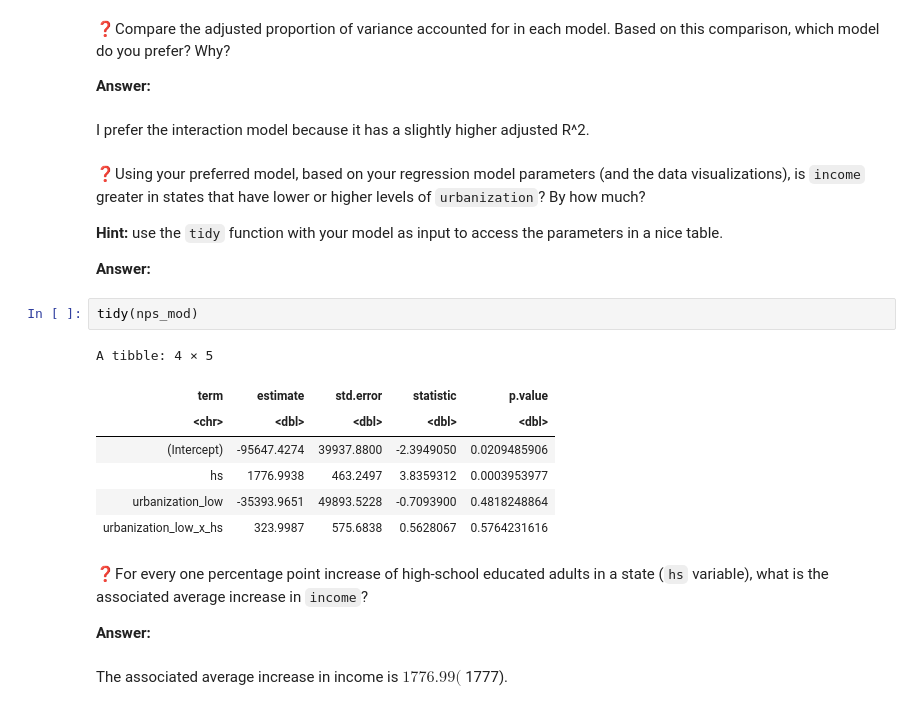
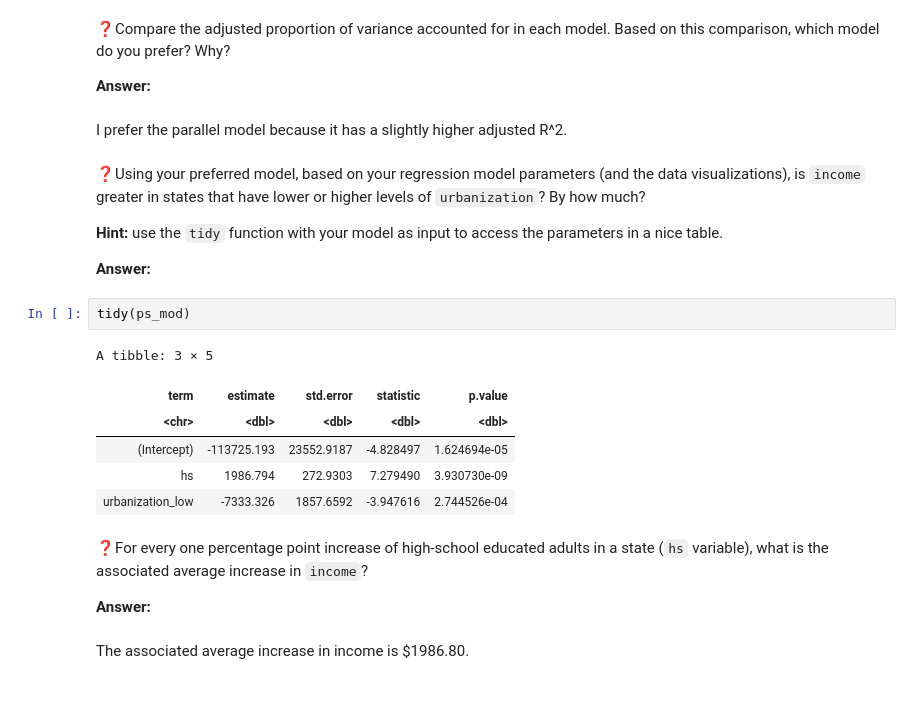
Before and after one commit to UNC-DATA-730/unit-4-assignment-rellasriram, a Jupyter notebook: assignment4.ipynb, the cells around one changed output. Saved outputs shown, nothing was run; the diff lists cells and outputs as text.

```diff
--- a/assignment4.ipynb
+++ b/assignment4.ipynb
@@ -210,7 +210,7 @@ A tibble: 1 × 12
 
 **Answer:**
 # %% [markdown]
-I prefer the interaction model because it has a slightly higher adjusted R^2.
+I prefer the parallel model because it has a slightly higher adjusted R^2.
 # %% [markdown]
 ❓Using your preferred model, based on your regression model parameters (and the data visualizations), is `income` greater in states that have lower or higher levels of `urbanization`? By how much?
 
@@ -218,18 +218,17 @@ I prefer the interaction model because it has a slightly higher adjusted R^2.
 
 **Answer:**
 # %%
-tidy(nps_mod)
+tidy(ps_mod)
 # %% [output]
-A tibble: 4 × 5
+A tibble: 3 × 5
 | term | estimate | std.error | statistic | p.value |
 | <chr> | <dbl> | <dbl> | <dbl> | <dbl> |
-| (Intercept) | -95647.4274 | 39937.8800 | -2.3949050 | 0.0209485906 |
-| hs | 1776.9938 | 463.2497 | 3.8359312 | 0.0003953977 |
-| urbanization_low | -35393.9651 | 49893.5228 | -0.7093900 | 0.4818248864 |
-| urbanization_low_x_hs | 323.9987 | 575.6838 | 0.5628067 | 0.5764231616 |
+| (Intercept) | -113725.193 | 23552.9187 | -4.828497 | 1.624694e-05 |
+| hs | 1986.794 | 272.9303 | 7.279490 | 3.930730e-09 |
+| urbanization_low | -7333.326 | 1857.6592 | -3.947616 | 2.744526e-04 |
 # %% [markdown]
 ❓For every one percentage point increase of high-school educated adults in a state (`hs` variable), what is the associated average increase in `income`?
 
 **Answer:**
 # %% [markdown]
-The associated average increase in income is $1776.99 (~$1777).
+The associated average increase in income is $1986.80.
```
